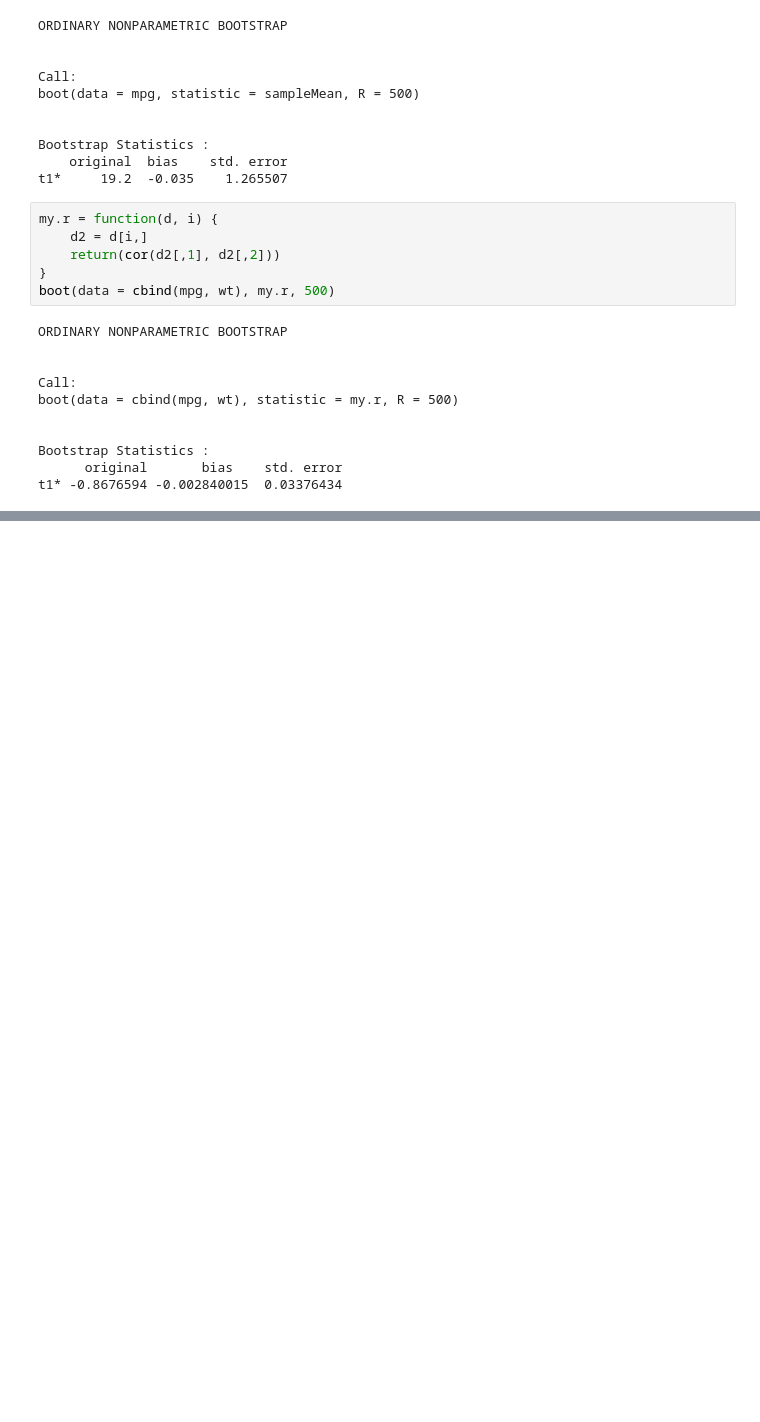
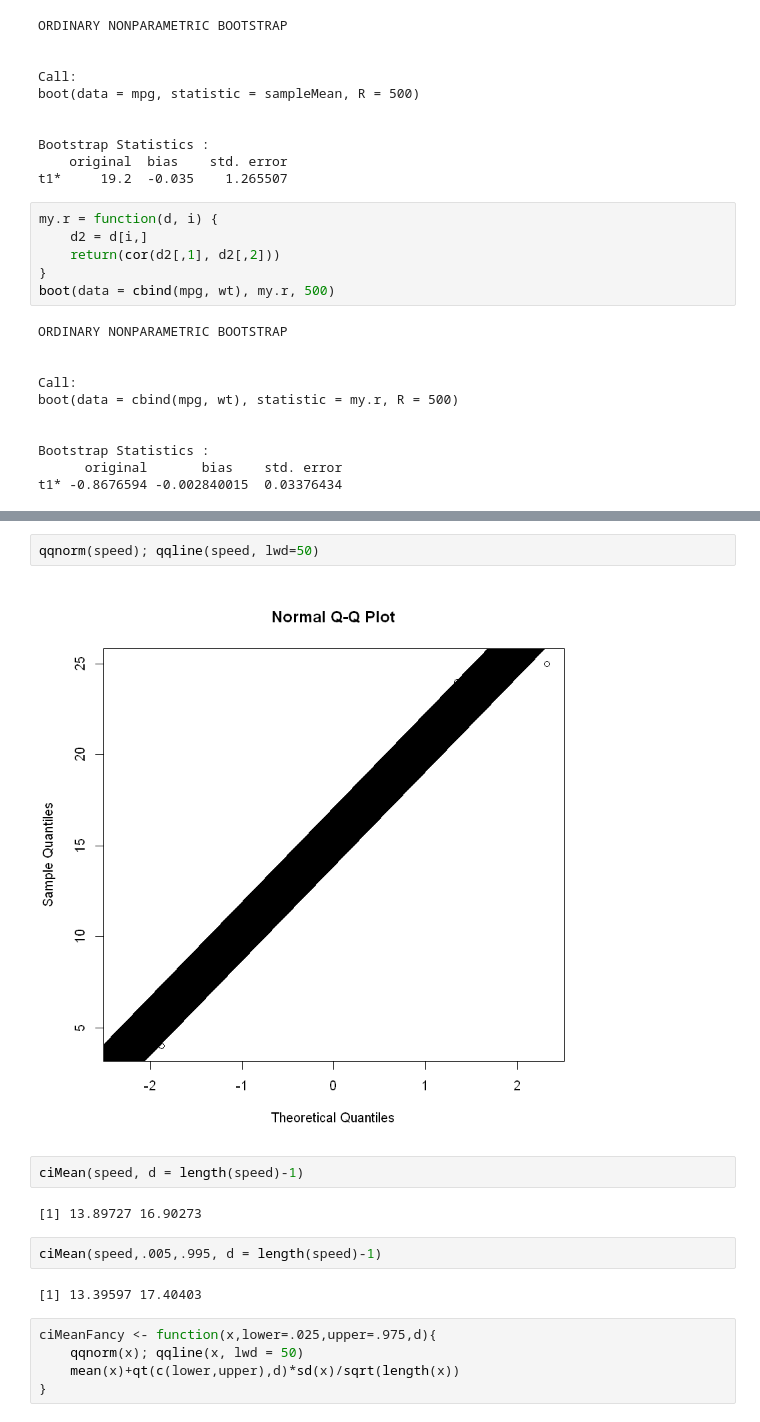
Before and after one commit to ngocdha/hw_Statistical_Learning, a Jupyter notebook: Notes/Chap4_samplingDist/Untitled.ipynb, the cells around one changed output, grey strips where cells are left out. Saved outputs shown, nothing was run; the diff lists cells and outputs as text; blank space fills up the shorter version.

```diff
--- a/Notes/Chap4_samplingDist/Untitled.ipynb
+++ b/Notes/Chap4_samplingDist/Untitled.ipynb
@@ -83,0 +100,17 @@ t1* -0.8676594 -0.002840015  0.03376434
+# %%
+qqnorm(speed); qqline(speed, lwd=50)
+# %% [output]
+[figure, added]
+# %%
+ciMean(speed, d = length(speed)-1)
+# %% [output]
+[1] 13.89727 16.90273
+# %%
+ciMean(speed,.005,.995, d = length(speed)-1)
+# %% [output]
+[1] 13.39597 17.40403
+# %%
+ciMeanFancy <- function(x,lower=.025,upper=.975,d){
+    qqnorm(x); qqline(x, lwd = 50)
+    mean(x)+qt(c(lower,upper),d)*sd(x)/sqrt(length(x))
+}
```
Also changed, not shown: parts of 5 cells of this notebook, 1 other file.
